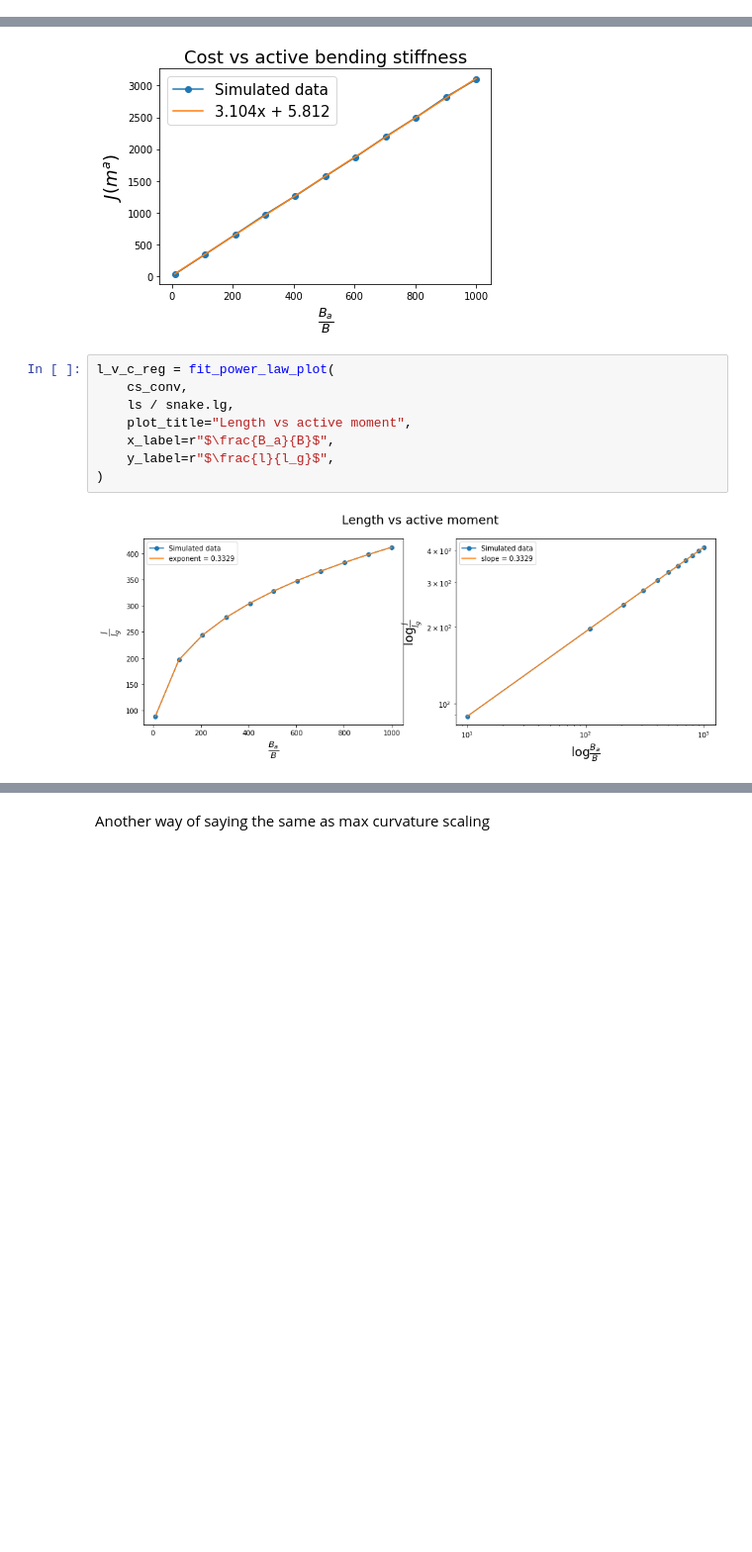
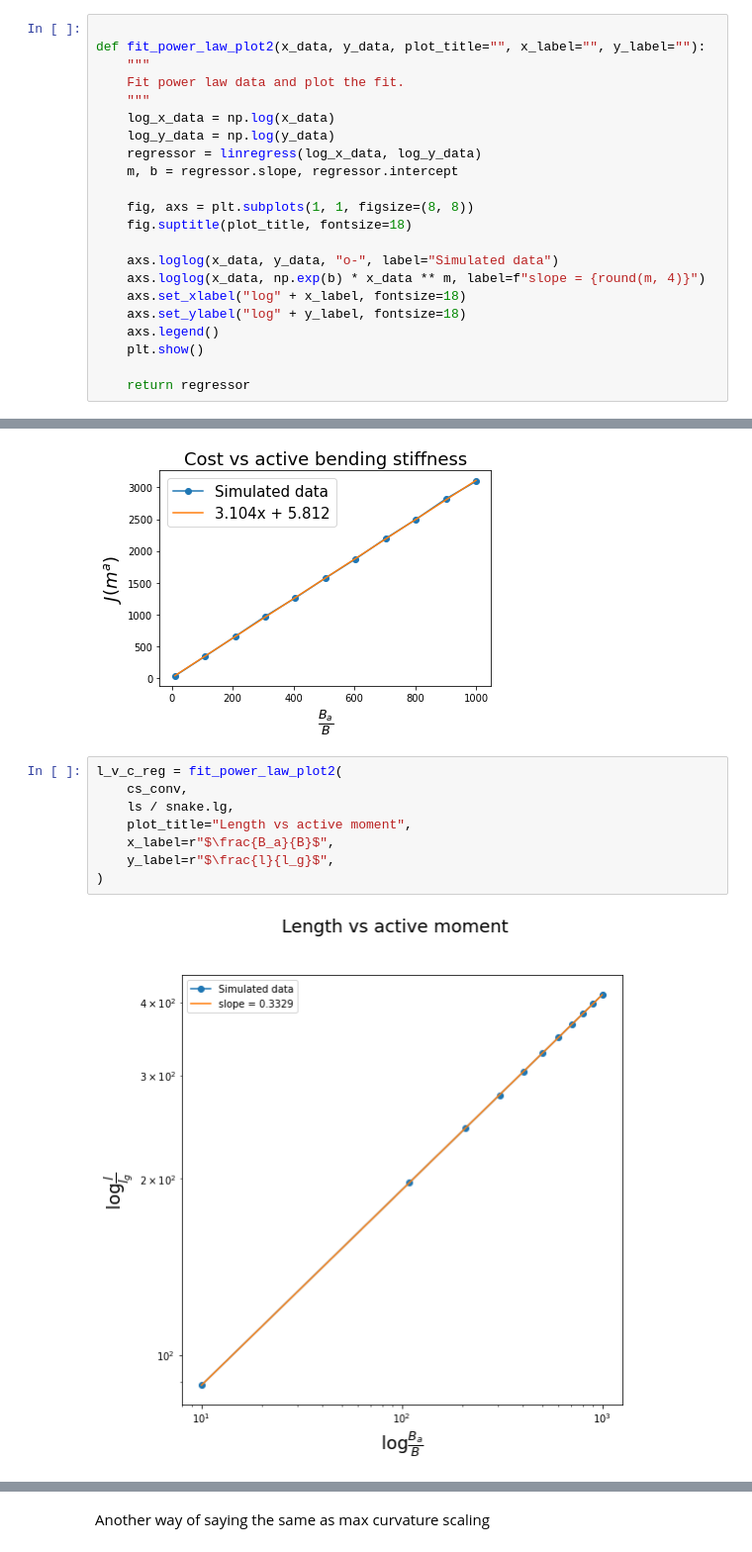
Before and after one commit to davenpi/stability, a Jupyter notebook: looking_up_correct_bcs.ipynb, the cells around one changed output, grey strips where cells are left out. Shown at 99% size. Cells and saved outputs as stored; diff of their text form; blank space fills up the shorter version.

```diff
--- a/looking_up_correct_bcs.ipynb
+++ b/looking_up_correct_bcs.ipynb
@@ -159,6 +159,28 @@ def fit_power_law_plot(x_data, y_data, plot_title="", x_label="", y_label=""):
     plt.show()
 
     return regressor
+# %%
+
+def fit_power_law_plot2(x_data, y_data, plot_title="", x_label="", y_label=""):
+    """
+    Fit power law data and plot the fit.
+    """
+    log_x_data = np.log(x_data)
+    log_y_data = np.log(y_data)
+    regressor = linregress(log_x_data, log_y_data)
+    m, b = regressor.slope, regressor.intercept
+
+    fig, axs = plt.subplots(1, 1, figsize=(8, 8))
+    fig.suptitle(plot_title, fontsize=18)
+
+    axs.loglog(x_data, y_data, "o-", label="Simulated data")
+    axs.loglog(x_data, np.exp(b) * x_data ** m, label=f"slope = {round(m, 4)}")
+    axs.set_xlabel("log" + x_label, fontsize=18)
+    axs.set_ylabel("log" + y_label, fontsize=18)
+    axs.legend()
+    plt.show()
+
+    return regressor
 # %%
 for i in range(cs_conv.size):
     plt.plot(xs[i], ys[i], label=f"Ba/B = {round(cs_conv[i], 0)}")
@@ -176,13 +198,13 @@ cost_reg = fit_linear_plot(
 # %% [output]
 [figure]
 # %%
-l_v_c_reg = fit_power_law_plot(
+l_v_c_reg = fit_power_law_plot2(
     cs_conv,
     ls / snake.lg,
     plot_title="Length vs active moment",
     x_label=r"$\frac{B_a}{B}$",
     y_label=r"$\frac{l}{l_g}$",
 )
 # %% [output]
-[figure, old version]
+[figure, new version]
 # %%
```
Also changed, not shown: parts of 7 cells of this notebook, 5 other files.
